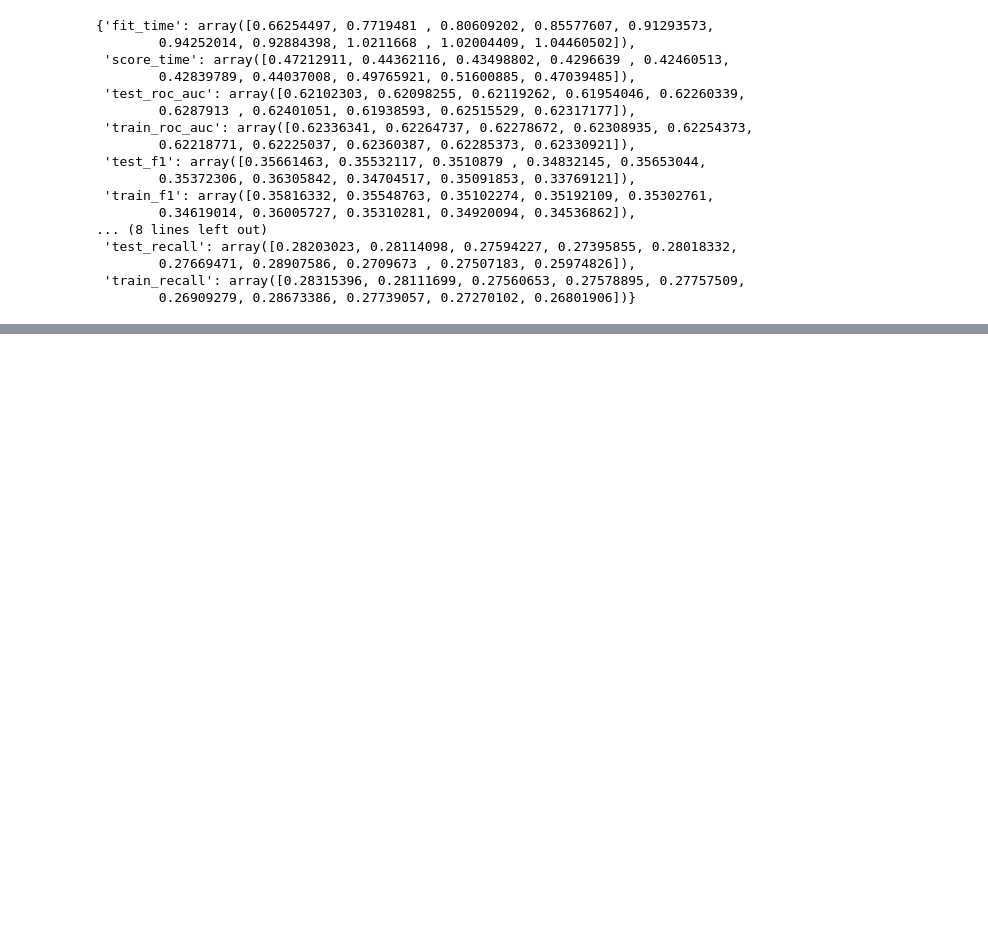
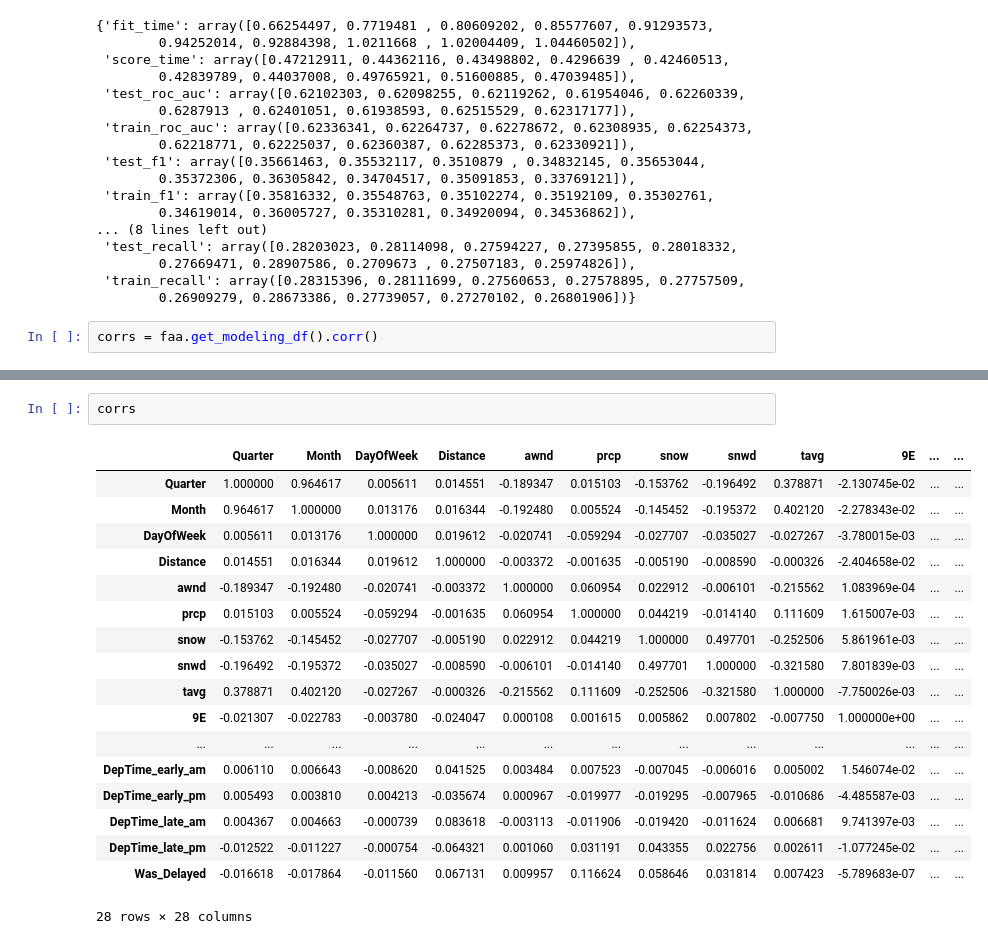
Before and after one commit to ChicagoDev/Flight-Delay-Classification, a Jupyter notebook: notebooks/Modeling v2.ipynb, the cells around one changed output, grey strips where cells are left out. Cells and saved outputs as stored; diff of their text form; blank space fills up the shorter version.

```diff
--- a/notebooks/Modeling v2.ipynb
+++ b/notebooks/Modeling v2.ipynb
@@ -173,3 +173,5 @@ cv
         0.27669471, 0.28907586, 0.2709673 , 0.27507183, 0.25974826]),
  'train_recall': array([0.28315396, 0.28111699, 0.27560653, 0.27578895, 0.27757509,
         0.26909279, 0.28673386, 0.27739057, 0.27270102, 0.26801906])}
+# %%
+corrs = faa.get_modeling_df().corr()
@@ -175,0 +198,21 @@ cv
+# %%
+corrs
+# %% [output]
+|  | Quarter | Month | DayOfWeek | Distance | awnd | prcp | snow | snwd | tavg | 9E | ... | ... |
+| Quarter | 1.000000 | 0.964617 | 0.005611 | 0.014551 | -0.189347 | 0.015103 | -0.153762 | -0.196492 | 0.378871 | -2.130745e-02 | ... | ... |
+| Month | 0.964617 | 1.000000 | 0.013176 | 0.016344 | -0.192480 | 0.005524 | -0.145452 | -0.195372 | 0.402120 | -2.278343e-02 | ... | ... |
+| DayOfWeek | 0.005611 | 0.013176 | 1.000000 | 0.019612 | -0.020741 | -0.059294 | -0.027707 | -0.035027 | -0.027267 | -3.780015e-03 | ... | ... |
+| Distance | 0.014551 | 0.016344 | 0.019612 | 1.000000 | -0.003372 | -0.001635 | -0.005190 | -0.008590 | -0.000326 | -2.404658e-02 | ... | ... |
+| awnd | -0.189347 | -0.192480 | -0.020741 | -0.003372 | 1.000000 | 0.060954 | 0.022912 | -0.006101 | -0.215562 | 1.083969e-04 | ... | ... |
+| prcp | 0.015103 | 0.005524 | -0.059294 | -0.001635 | 0.060954 | 1.000000 | 0.044219 | -0.014140 | 0.111609 | 1.615007e-03 | ... | ... |
+| snow | -0.153762 | -0.145452 | -0.027707 | -0.005190 | 0.022912 | 0.044219 | 1.000000 | 0.497701 | -0.252506 | 5.861961e-03 | ... | ... |
+| snwd | -0.196492 | -0.195372 | -0.035027 | -0.008590 | -0.006101 | -0.014140 | 0.497701 | 1.000000 | -0.321580 | 7.801839e-03 | ... | ... |
+| tavg | 0.378871 | 0.402120 | -0.027267 | -0.000326 | -0.215562 | 0.111609 | -0.252506 | -0.321580 | 1.000000 | -7.750026e-03 | ... | ... |
+| 9E | -0.021307 | -0.022783 | -0.003780 | -0.024047 | 0.000108 | 0.001615 | 0.005862 | 0.007802 | -0.007750 | 1.000000e+00 | ... | ... |
+| ... | ... | ... | ... | ... | ... | ... | ... | ... | ... | ... | ... | ... |
+| DepTime_early_am | 0.006110 | 0.006643 | -0.008620 | 0.041525 | 0.003484 | 0.007523 | -0.007045 | -0.006016 | 0.005002 | 1.546074e-02 | ... | ... |
+| DepTime_early_pm | 0.005493 | 0.003810 | 0.004213 | -0.035674 | 0.000967 | -0.019977 | -0.019295 | -0.007965 | -0.010686 | -4.485587e-03 | ... | ... |
+| DepTime_late_am | 0.004367 | 0.004663 | -0.000739 | 0.083618 | -0.003113 | -0.011906 | -0.019420 | -0.011624 | 0.006681 | 9.741397e-03 | ... | ... |
+| DepTime_late_pm | -0.012522 | -0.011227 | -0.000754 | -0.064321 | 0.001060 | 0.031191 | 0.043355 | 0.022756 | 0.002611 | -1.077245e-02 | ... | ... |
+| Was_Delayed | -0.016618 | -0.017864 | -0.011560 | 0.067131 | 0.009957 | 0.116624 | 0.058646 | 0.031814 | 0.007423 | -5.789683e-07 | ... | ... |
+28 rows × 28 columns
```
Also changed, not shown: parts of 2 cells of this notebook, 5 other files.
